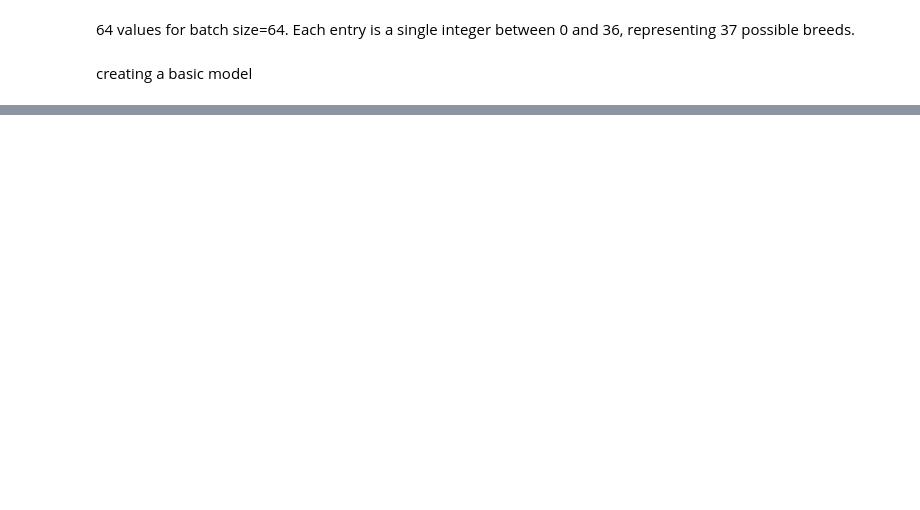
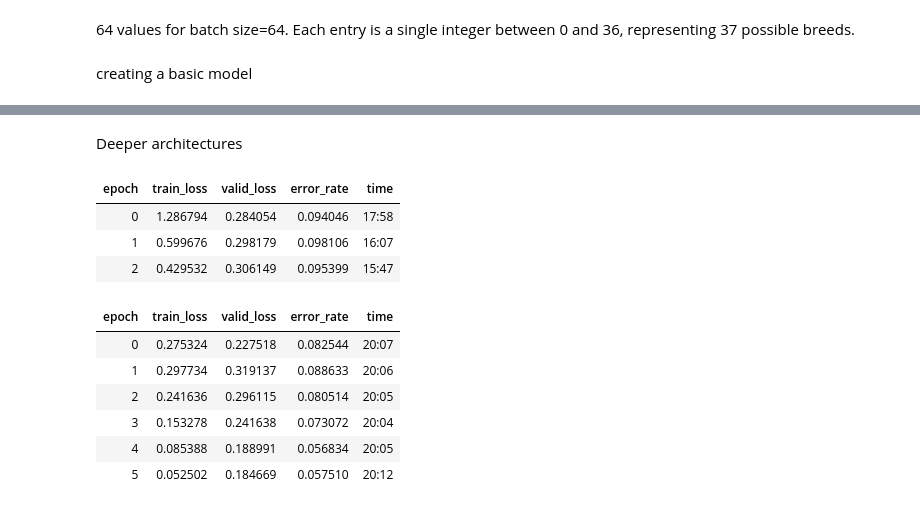
Before and after one commit to ShwetanshSingh/CatDogClassifier-Git, a Jupyter notebook: second_training.ipynb, the cells around one changed output, grey strips where cells are left out. Saved outputs shown, nothing was run; the diff lists cells and outputs as text; code cells hidden in the pictures; blank space fills up the shorter version.

```diff
--- a/second_training.ipynb
+++ b/second_training.ipynb
@@ -97,0 +141,2 @@ torch.random.manual_seed(42)
+# %% [markdown]
+Deeper architectures
@@ -97,0 +145,15 @@ torch.random.manual_seed(42)
+# %%
+learn = vision_learner(dls,resnet50,metrics=error_rate)
+learn.fine_tune(6,freeze_epochs=3)
+# %% [output]
+| epoch | train_loss | valid_loss | error_rate | time |
+| 0 | 1.286794 | 0.284054 | 0.094046 | 17:58 |
+| 1 | 0.599676 | 0.298179 | 0.098106 | 16:07 |
+| 2 | 0.429532 | 0.306149 | 0.095399 | 15:47 |
+| epoch | train_loss | valid_loss | error_rate | time |
+| 0 | 0.275324 | 0.227518 | 0.082544 | 20:07 |
+| 1 | 0.297734 | 0.319137 | 0.088633 | 20:06 |
+| 2 | 0.241636 | 0.296115 | 0.080514 | 20:05 |
+| 3 | 0.153278 | 0.241638 | 0.073072 | 20:04 |
+| 4 | 0.085388 | 0.188991 | 0.056834 | 20:05 |
+| 5 | 0.052502 | 0.184669 | 0.057510 | 20:12 |
```
Also changed, not shown: parts of 43 cells of this notebook, 14 other files.
